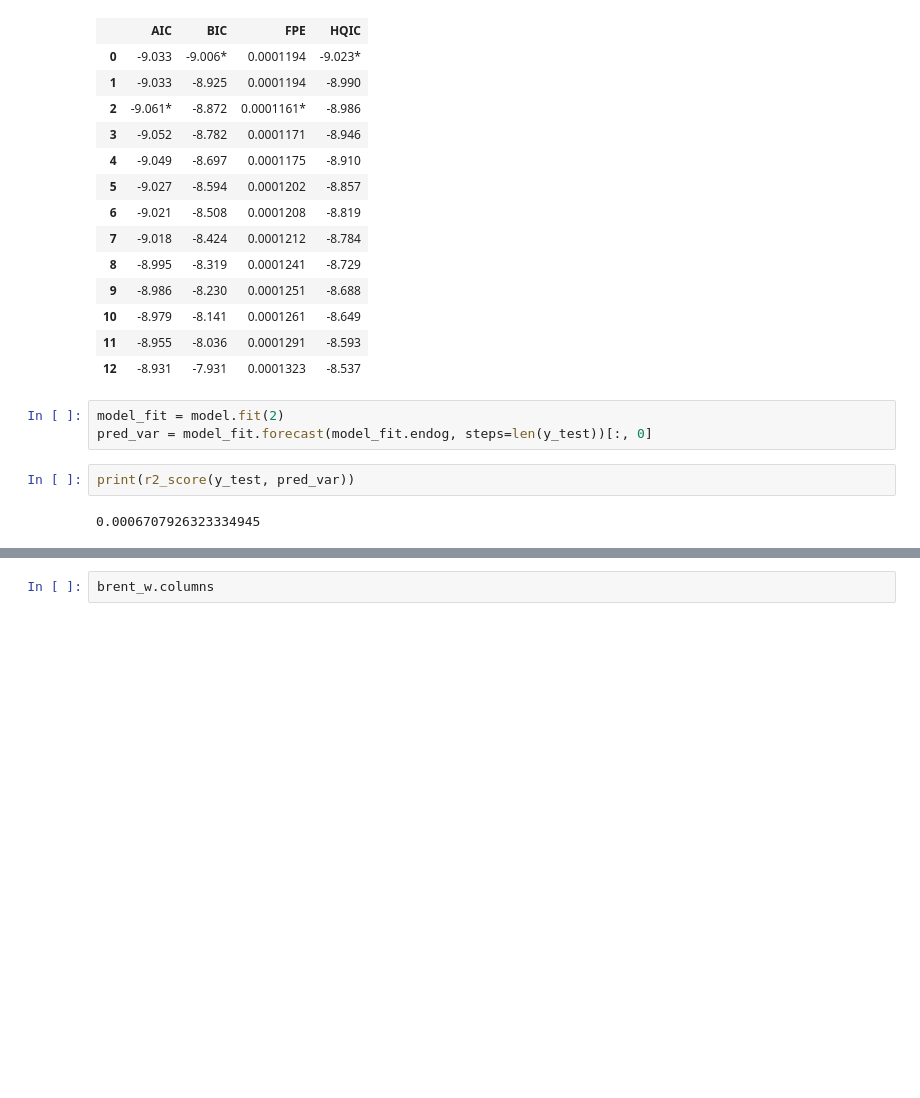
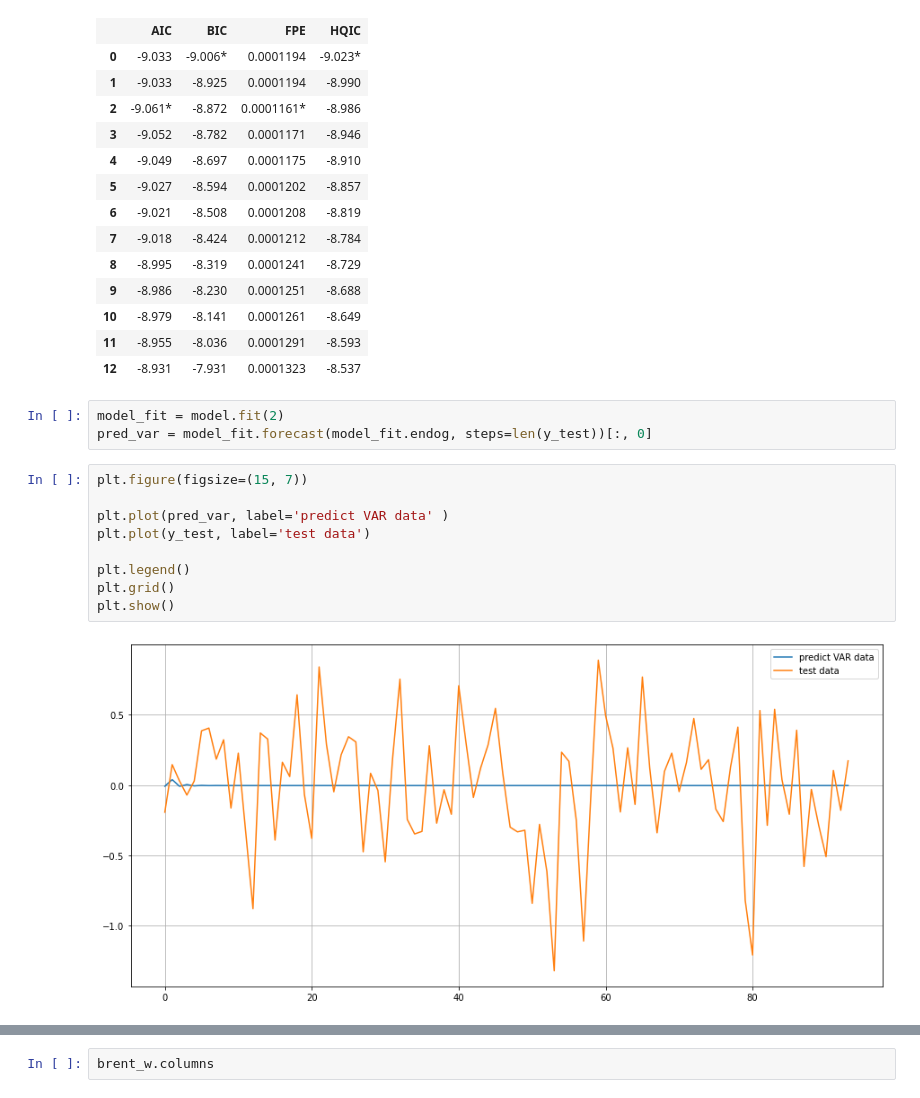
Before and after one commit to GruXsqK/ML_in_business, a Jupyter notebook: Lesson_5/Lesson_5.ipynb, the cells around one changed output, grey strips where cells are left out. Cells and saved outputs as stored; diff of their text form; blank space fills up the shorter version.

```diff
--- a/Lesson_5/Lesson_5.ipynb
+++ b/Lesson_5/Lesson_5.ipynb
@@ -160,7 +187,14 @@ VAR Order Selection (* highlights the minimums)
 # %%
 model_fit = model.fit(2)
 pred_var = model_fit.forecast(model_fit.endog, steps=len(y_test))[:, 0]
-# %%
-print(r2_score(y_test, pred_var))
-# %% [output]
-0.0006707926323334945
+# %%
+plt.figure(figsize=(15, 7))
+
+plt.plot(pred_var, label='predict VAR data' )
+plt.plot(y_test, label='test data')
+
+plt.legend()
+plt.grid()
+plt.show()
+# %% [output]
+[figure, added]
```
Also changed, not shown: parts of 15 cells of this notebook.
